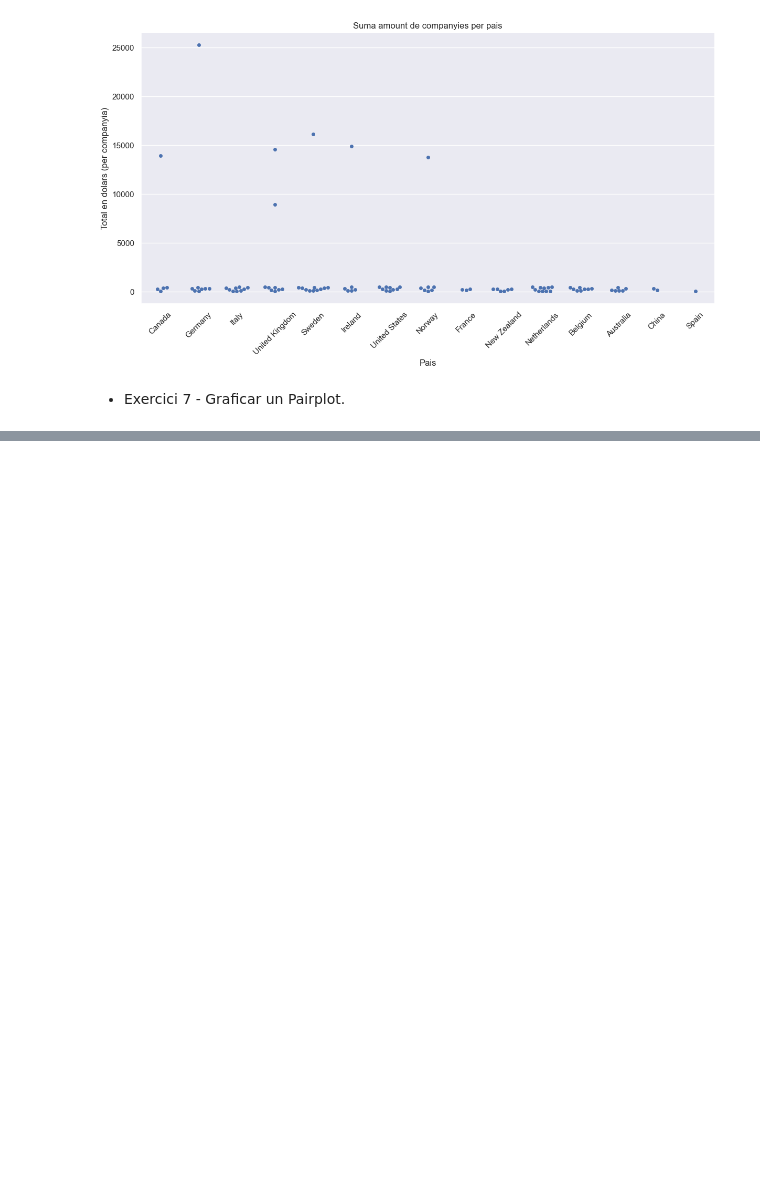
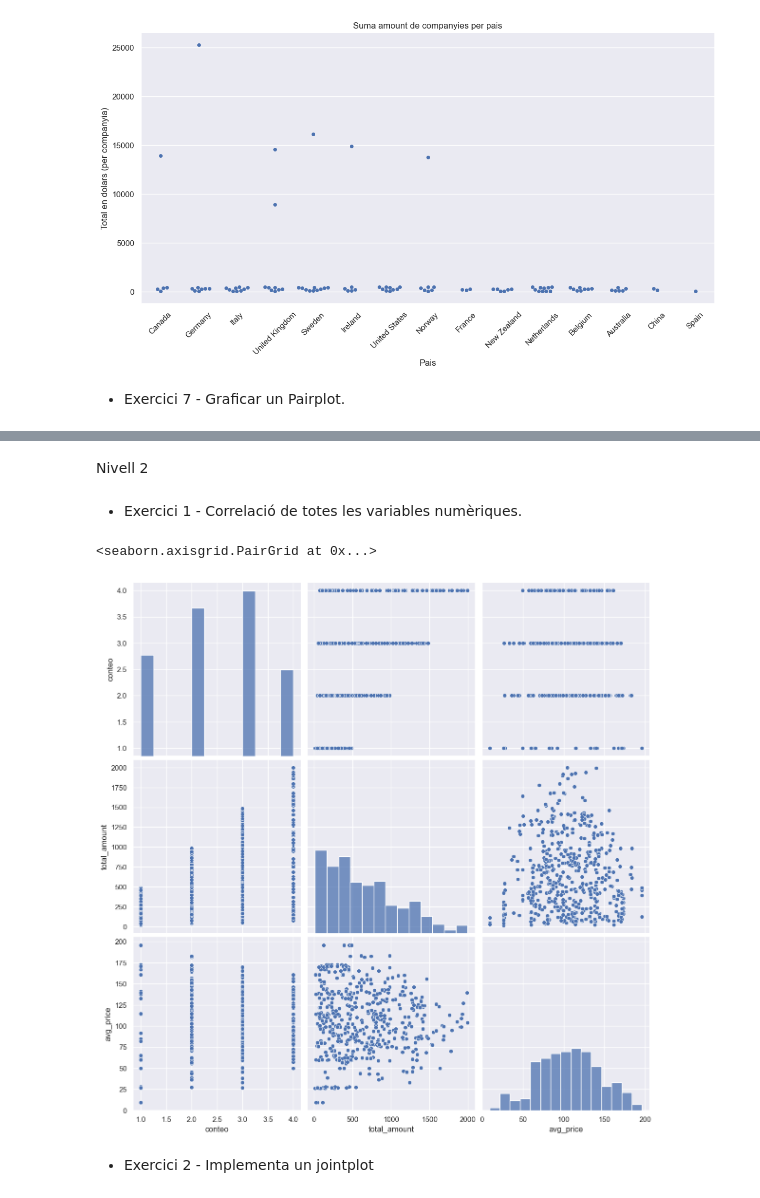
Before and after one commit to SrBiscuits/ItAcademy, a Jupyter notebook: Sprint8.ipynb, the cells around one changed output, grey strips where cells are left out. Saved outputs shown, nothing was run; the diff lists cells and outputs as text; code cells hidden in the pictures; blank space fills up the shorter version.

```diff
--- a/Sprint8.ipynb
+++ b/Sprint8.ipynb
@@ -150,0 +192,23 @@ g=seab.pairplot(df,size=5,kind="kde")
+# %% [markdown]
+Nivell 2
+# %% [markdown]
+- Exercici 1 - Correlació de totes les variables numèriques.
+# %%
+query="""
+SELECT transaction_id, COUNT(product_id) as conteo, SUM(amount) as total_amount, AVG(CAST(REPLACE(price, '$', '') AS DECIMAL(10,2))) AS avg_price
+FROM transaction
+JOIN transactions_products ON transaction_id = transaction.id
+JOIN products ON products.id = product_id
+JOIN companies ON company_id = business_id
+WHERE declined = 0
+GROUP BY transaction_id
+"""
+
+seab.set_theme()
+df = pd.read_sql(query, conn)
+seab.pairplot(df, height=4)
+# %% [output]
+<seaborn.axisgrid.PairGrid at 0x...>
+[figure, added]
+# %% [markdown]
+- Exercici 2 - Implementa un jointplot
```
Also changed, not shown: parts of 9 cells of this notebook.
